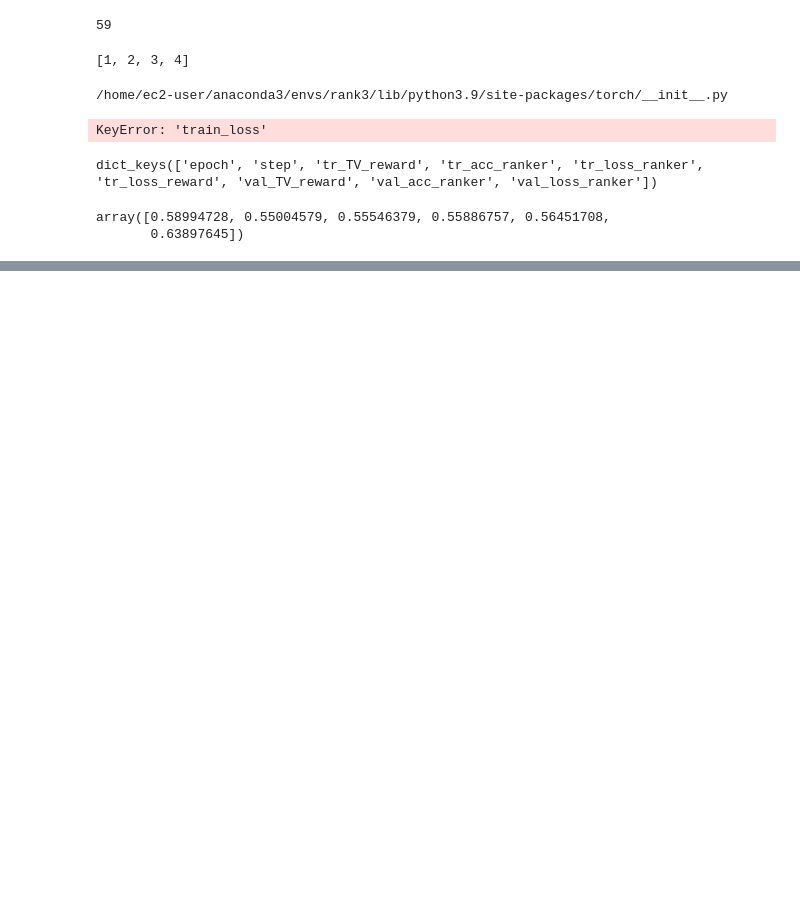
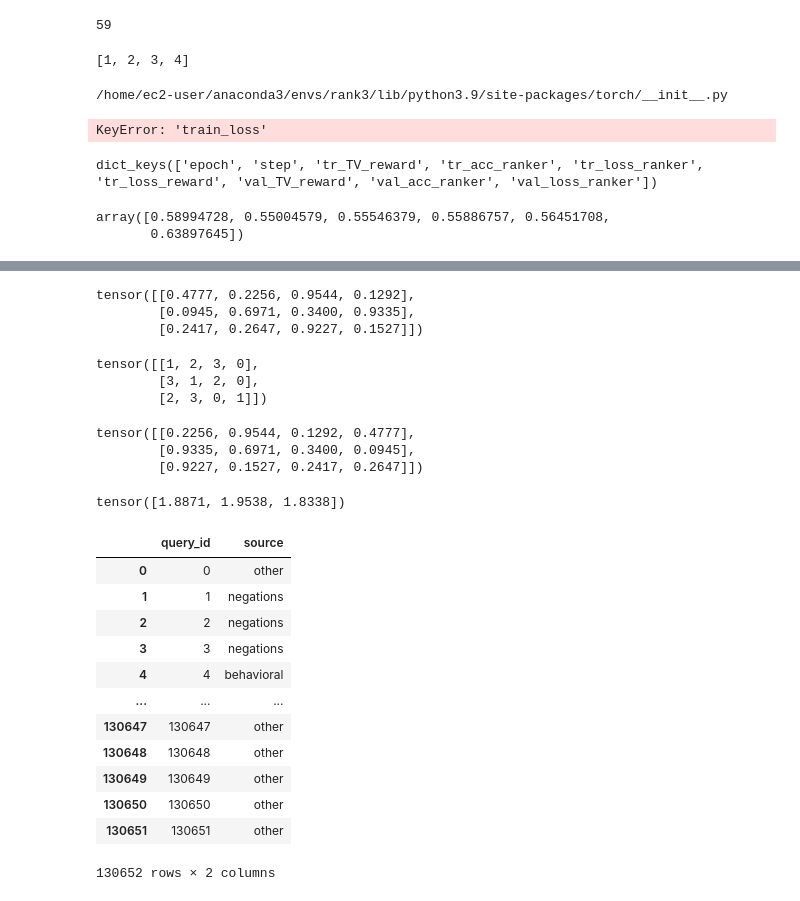
Before and after one commit to GauravBh1010tt/RewardRank, a Jupyter notebook: temp.ipynb, the cells around one changed output, grey strips where cells are left out. Drawn from its saved outputs; the diff is of its cells as text; code cells hidden in the pictures; blank space fills up the shorter version.

```diff
--- a/temp.ipynb
+++ b/temp.ipynb
@@ -1159,0 +1471,22 @@ ret_score = prob_atleast_1click.mean()
+# %%
+a1
+# %% [output]
+tensor([[0.4777, 0.2256, 0.9544, 0.1292],
+        [0.0945, 0.6971, 0.3400, 0.9335],
+        [0.2417, 0.2647, 0.9227, 0.1527]])
+# %%
+a2
+# %% [output]
+tensor([[1, 2, 3, 0],
+        [3, 1, 2, 0],
+        [2, 3, 0, 1]])
+# %%
+a1.gather(1,a2)
+# %% [output]
+tensor([[0.2256, 0.9544, 0.1292, 0.4777],
+        [0.9335, 0.6971, 0.3400, 0.0945],
+        [0.9227, 0.1527, 0.2417, 0.2647]])
+# %%
+torch.logsumexp(a1.gather(1,a2),1)
+# %% [output]
+tensor([1.8871, 1.9538, 1.8338])
@@ -1159,0 +1498,16 @@ ret_score = prob_atleast_1click.mean()
+# %%
+df_sources
+# %% [output]
+|  | query_id | source |
+| 0 | 0 | other |
+| 1 | 1 | negations |
+| 2 | 2 | negations |
+| 3 | 3 | negations |
+| 4 | 4 | behavioral |
+| ... | ... | ... |
+| 130647 | 130647 | other |
+| 130648 | 130648 | other |
+| 130649 | 130649 | other |
+| 130650 | 130650 | other |
+| 130651 | 130651 | other |
+130652 rows × 2 columns
```
Also changed, not shown: parts of 30 cells of this notebook, 14 other files.
